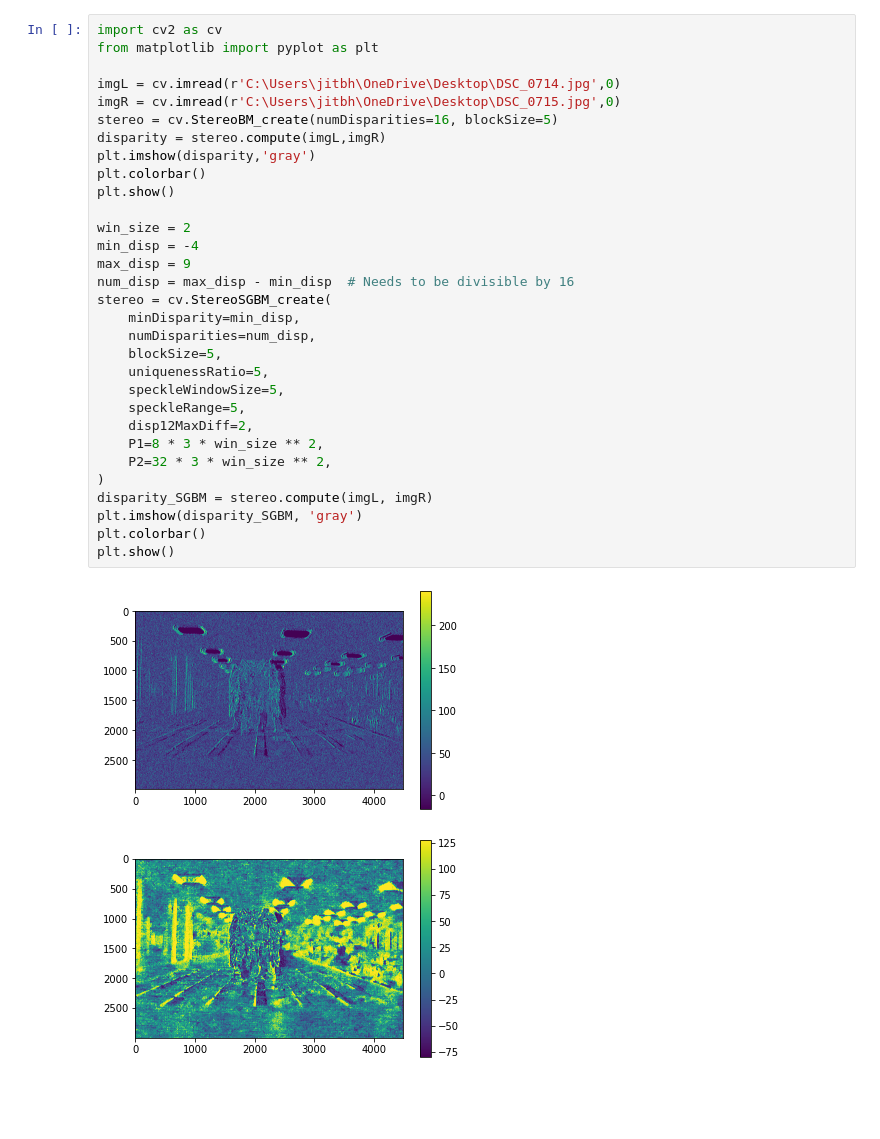
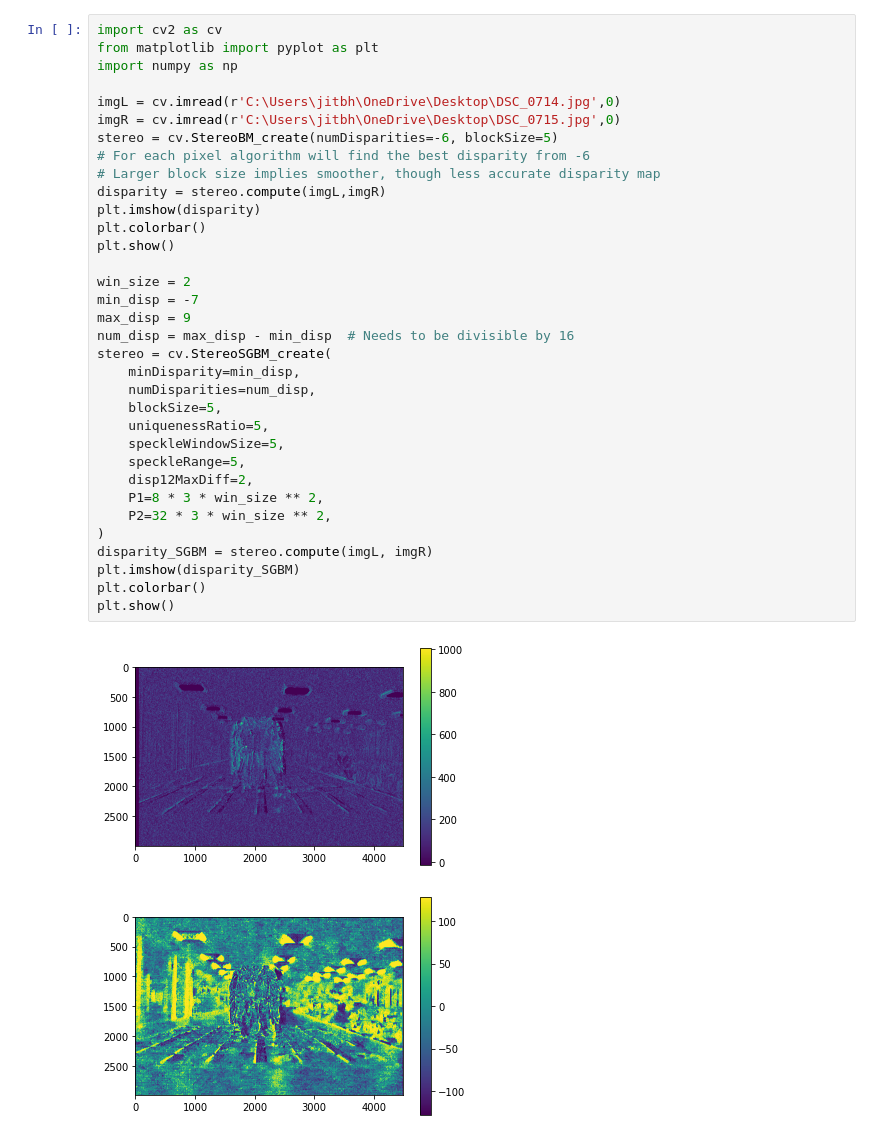
Before and after one commit to Rasterize101/CVPR, a Jupyter notebook: depthMap1.ipynb, the cells around one changed output. Cells and saved outputs as stored; diff of their text form; blank space fills up the shorter version.

```diff
--- a/depthMap1.ipynb
+++ b/depthMap1.ipynb
@@ -1,34 +1,37 @@
 # %%
 import cv2 as cv
 from matplotlib import pyplot as plt
+import numpy as np
 
 imgL = cv.imread(r'C:\Users\jitbh\OneDrive\Desktop\DSC_0714.jpg',0)
 imgR = cv.imread(r'C:\Users\jitbh\OneDrive\Desktop\DSC_0715.jpg',0)
-stereo = cv.StereoBM_create(numDisparities=16, blockSize=5)
+stereo = cv.StereoBM_create(numDisparities=-6, blockSize=5)
+# For each pixel algorithm will find the best disparity from -6
+# Larger block size implies smoother, though less accurate disparity map
 disparity = stereo.compute(imgL,imgR)
-plt.imshow(disparity,'gray')
+plt.imshow(disparity)
 plt.colorbar()
 plt.show()
 
 win_size = 2
-min_disp = -4
+min_disp = -7
 max_disp = 9
 num_disp = max_disp - min_disp  # Needs to be divisible by 16
 stereo = cv.StereoSGBM_create(
     minDisparity=min_disp,
     numDisparities=num_disp,
     blockSize=5,
     uniquenessRatio=5,
     speckleWindowSize=5,
     speckleRange=5,
     disp12MaxDiff=2,
     P1=8 * 3 * win_size ** 2,
     P2=32 * 3 * win_size ** 2,
 )
 disparity_SGBM = stereo.compute(imgL, imgR)
-plt.imshow(disparity_SGBM, 'gray')
+plt.imshow(disparity_SGBM)
 plt.colorbar()
 plt.show()
 # %% [output]
-[figure, old version]
+[figure, new version]
-[figure, old version]
+[figure, new version]
```
